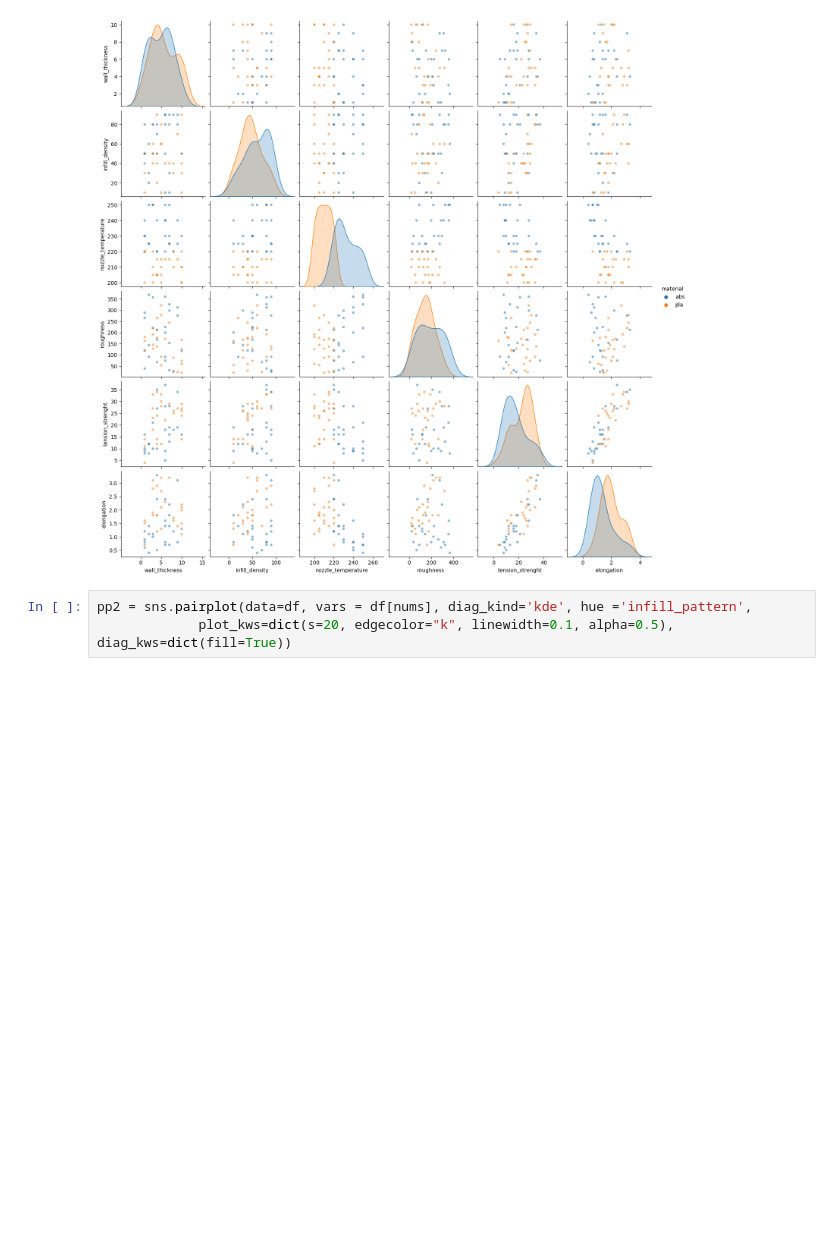
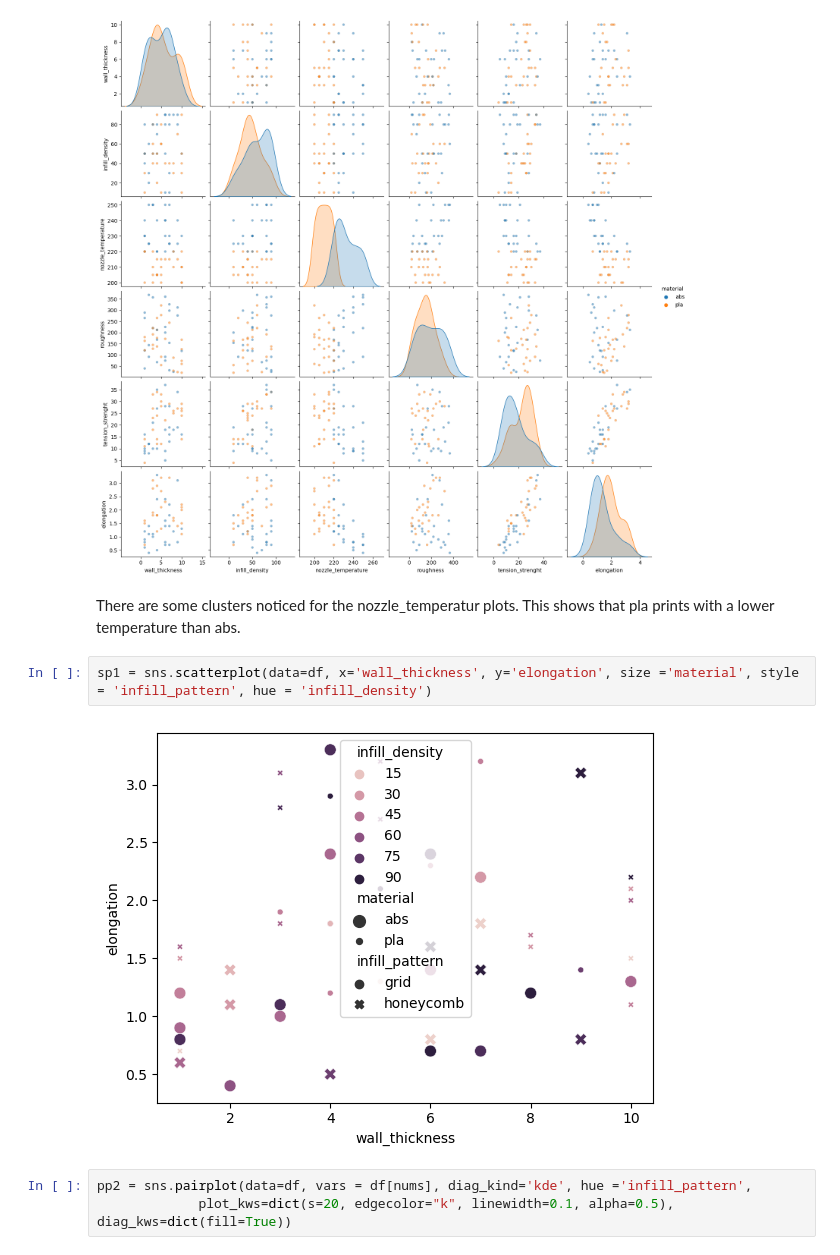
Before and after one commit to sokosaa/Machine-Learning-in-Mechanical-Engineering, a Jupyter notebook: HW1/case2/casestudy2.ipynb, the cells around one changed output. Cells and saved outputs as stored; diff of their text form; blank space fills up the shorter version.

```diff
--- a/HW1/case2/casestudy2.ipynb
+++ b/HW1/case2/casestudy2.ipynb
@@ -246,6 +248,12 @@ pp1 = sns.pairplot(data=df, vars = df[nums], diag_kind='kde', hue ='material',
                    plot_kws=dict(s=20, edgecolor="k", linewidth=0.1, alpha=0.5), diag_kws=dict(fill=True))
 # %% [output]
 [figure]
+# %% [markdown]
+There are some clusters noticed for the nozzle_temperatur plots. This shows that pla prints with a lower temperature than abs.
+# %%
+sp1 = sns.scatterplot(data=df, x='wall_thickness', y='elongation', size ='material', style = 'infill_pattern', hue = 'infill_density')
+# %% [output]
+[figure, added]
 # %%
 pp2 = sns.pairplot(data=df, vars = df[nums], diag_kind='kde', hue ='infill_pattern',
              plot_kws=dict(s=20, edgecolor="k", linewidth=0.1, alpha=0.5), diag_kws=dict(fill=True))
```
Also changed, not shown: parts of 1 cell of this notebook.
